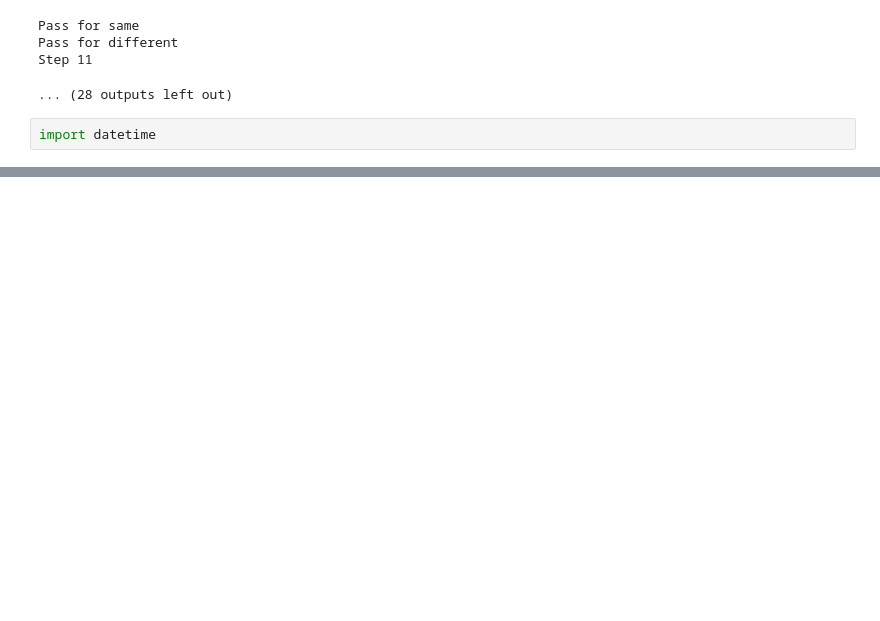
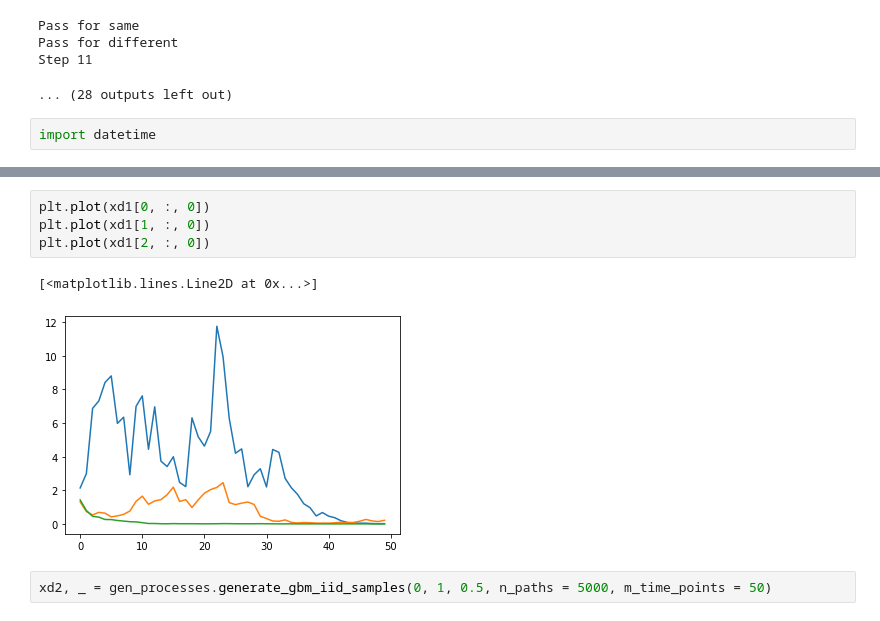
Before and after one commit to ocmob/sig_hsic_independence_test, a Jupyter notebook: notebooks/mmd_test_vs_path_scaling.ipynb, the cells around one changed output, grey strips where cells are left out. Drawn from its saved outputs; the diff is of its cells as text; blank space fills up the shorter version.

```diff
--- a/notebooks/mmd_test_vs_path_scaling.ipynb
+++ b/notebooks/mmd_test_vs_path_scaling.ipynb
@@ -231,0 +157,9 @@ plt.scatter(sorted(results.keys()), [np.array(results_ks[DIV]['different']).sum(
+# %%
+plt.plot(xd1[0, :, 0])
+plt.plot(xd1[1, :, 0])
+plt.plot(xd1[2, :, 0])
+# %% [output]
+[<matplotlib.lines.Line2D at 0x...>]
+[figure, added]
+# %%
+xd2, _ = gen_processes.generate_gbm_iid_samples(0, 1, 0.5, n_paths = 5000, m_time_points = 50)
```
Also changed, not shown: parts of 25 cells of this notebook, 2 other files.
